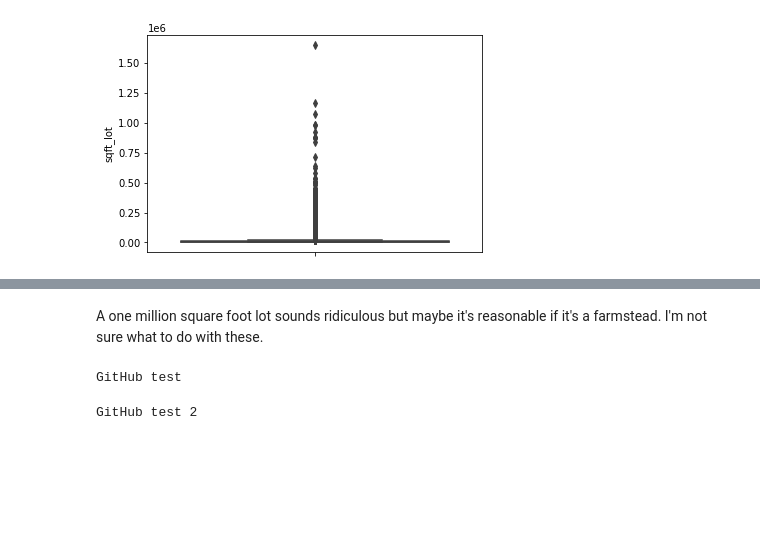
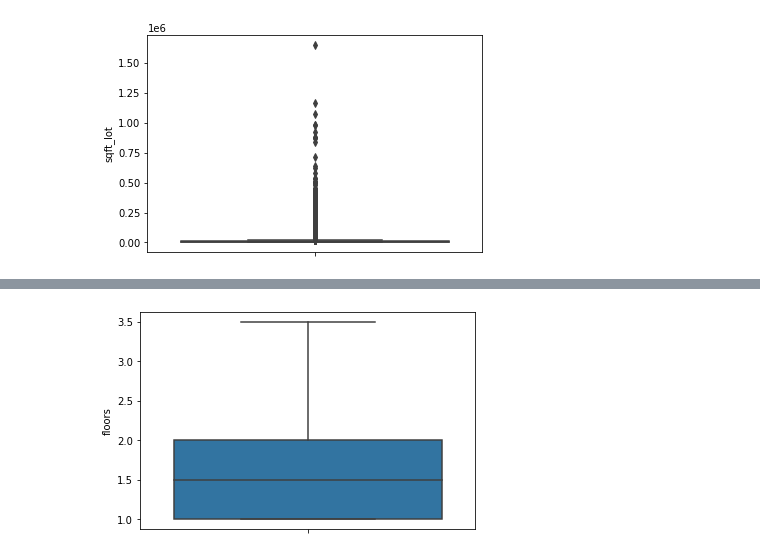
Before and after one commit to andrewabeles/seattle_home_sales, a Jupyter notebook: eda.ipynb, the cells around one changed output, grey strips where cells are left out. Cells and saved outputs as stored; diff of their text form; code cells hidden in the pictures; blank space fills up the shorter version.

```diff
--- a/eda.ipynb
+++ b/eda.ipynb
@@ -155,3 +124,0 @@ The house only has 1.75 bathrooms and 1 floor. There's no way it has 33 bedrooms
-# %%
-data.loc[15870, 'bedrooms'] = None
-data.loc[15870]
@@ -196,3 +124,0 @@ These might be data errors as well. Let's replace them with nulls as impute them
-# %%
-data['bedrooms'] = data.apply(lambda row: None if row.bedrooms == 0 else row.bedrooms, axis=1)
-data[data.bedrooms == 0]
@@ -241,3 +133,0 @@ These seem suspicous enough to make null and impute later.
-# %%
-data['bathrooms'] = data.apply(lambda row: None if row.bathrooms == 0 else row.bathrooms, axis=1)
-data[data.bathrooms == 0]
@@ -295,10 +155,0 @@ data.sort_values(by=['sqft_lot'], ascending=False).head(10)
-# %% [markdown]
-A one million square foot lot sounds ridiculous but maybe it's reasonable if it's a farmstead. I'm not sure what to do with these.
-# %%
-print('GitHub test')
-# %% [output]
-GitHub test
-# %%
-print('GitHub test 2')
-# %% [output]
-GitHub test 2
@@ -304,0 +158,5 @@ GitHub test 2
+# %%
+sns.boxplot(data=data, y='floors')
+plt.show()
+# %% [output]
+[figure, added]
```
Also changed, not shown: parts of 70 cells of this notebook.
